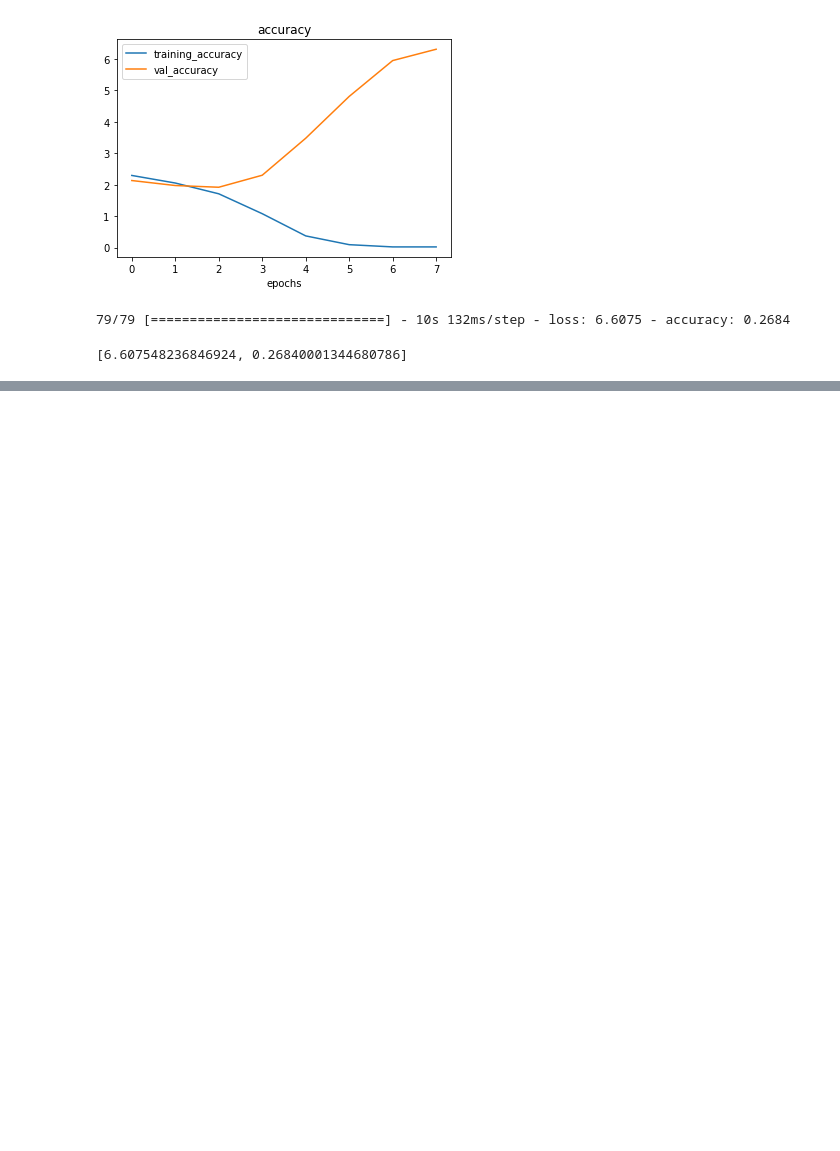
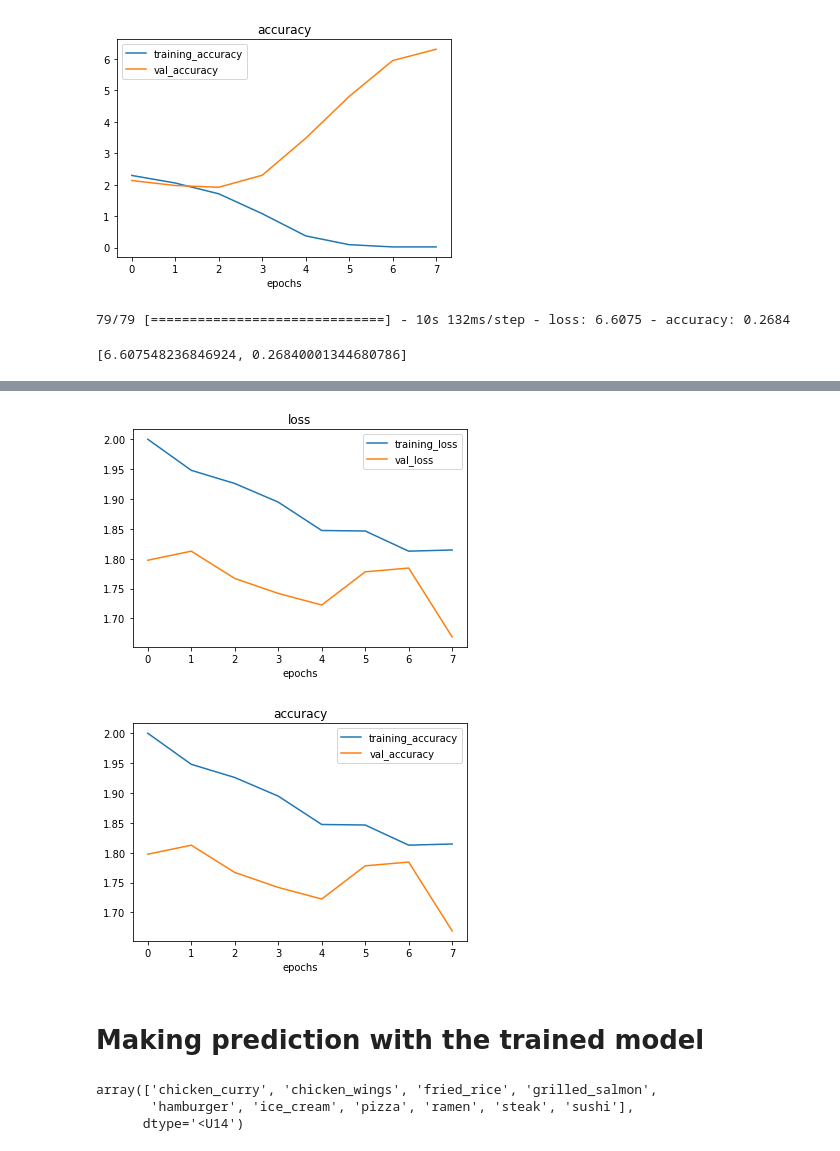
Before and after one commit to Kgs-Mathaba/TensorFlow_DC_ZTM, a Jupyter notebook: 03_Introduction__to_computer_vision_and_convolutional_neural_networks_in_tensorflow.ipynb, the cells around one changed output, grey strips where cells are left out. Saved outputs shown, nothing was run; the diff lists cells and outputs as text; code cells hidden in the pictures; blank space fills up the shorter version.

```diff
--- a/03_Introduction__to_computer_vision_and_convolutional_neural_networks_in_tensorflow.ipynb
+++ b/03_Introduction__to_computer_vision_and_convolutional_neural_networks_in_tensorflow.ipynb
@@ -1131,0 +1297,14 @@ model_8.evaluate(test_data)
+# %%
+# Create another model and fit it on the  augmented data
+model_11 = tf.keras.models.clone_model(model_8)
+
+# Compile the cloned model
+model_11.compile(loss='categorical_crossentropy',
+                 optimizer=tf.keras.optimizers.Adam(),
+                 metrics=['accuracy'])
+# %%
+history_11 = model_11.fit(train_datagen_agumented1,
+                          epochs=3,
+                          steps_per_epoch=len(train_datagen_agumented1),
+                          validation_data = test_data,
+                          validation_steps = len(test_data))
@@ -1131,0 +1328,14 @@ model_8.evaluate(test_data)
+# %%
+# check out the loss and accuracy
+plot_loss_curves(history_11)
+# %% [output]
+[figure, added]
+[figure, added]
+# %% [markdown]
+# Making prediction with the trained model
+# %%
+class_names
+# %% [output]
+array(['chicken_curry', 'chicken_wings', 'fried_rice', 'grilled_salmon',
+       'hamburger', 'ice_cream', 'pizza', 'ramen', 'steak', 'sushi'],
+      dtype='<U14')
```
Also changed, not shown: parts of 24 cells of this notebook.
